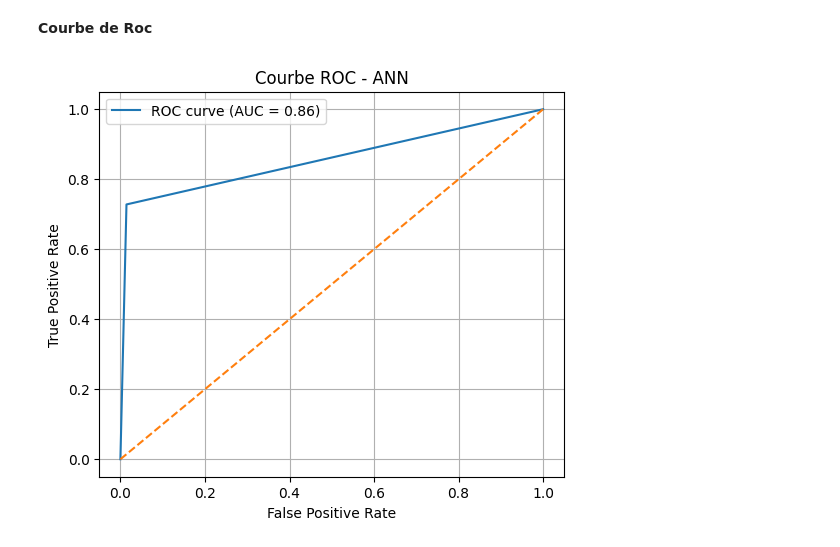
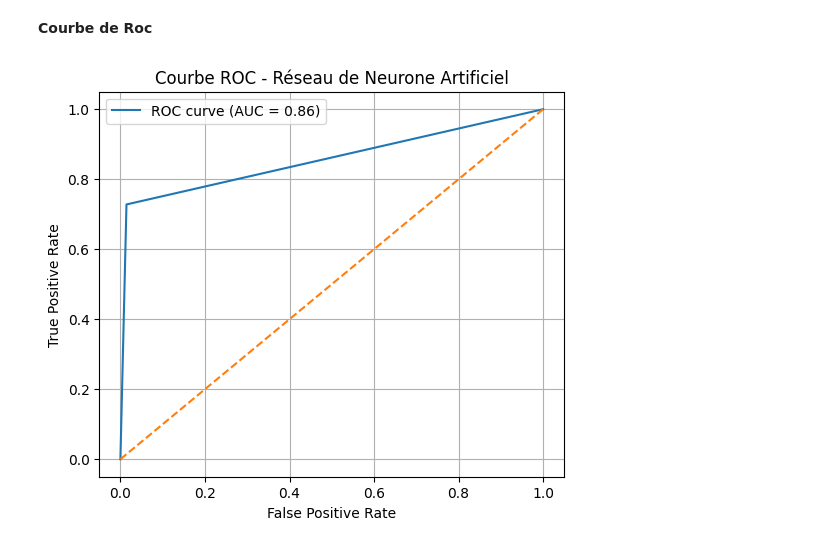
Before and after one commit to Beni25-mak/Travail_memoire_beni_nzimba, a Jupyter notebook: Analysis_01122025_ok.ipynb, the cells around one changed output. Saved outputs shown, nothing was run; the diff lists cells and outputs as text; code cells hidden in the pictures.

```diff
--- a/Analysis_01122025_ok.ipynb
+++ b/Analysis_01122025_ok.ipynb
@@ -1586,13 +1591,18 @@ auc_score = roc_auc_score(y_test, y_pred)
 # %%
 # --- Plot ROC
 plt.figure(figsize=(6,5))
 plt.plot(fpr, tpr, label=f"ROC curve (AUC = {auc_score:.2f})")
 plt.plot([0,1], [0,1], linestyle="--")  # ligne aléatoire
 plt.xlabel("False Positive Rate")
 plt.ylabel("True Positive Rate")
-plt.title("Courbe ROC - ANN")
+plt.title("Courbe ROC - Réseau de Neurone Artificiel")
 plt.legend()
 plt.grid(True)
+
+
+# --- Enregistrer l'image ROC
+plt.savefig("courbe_ROC_ANN.png", dpi=300)  # <<< ajout important
+
 plt.show()
 # %% [output]
-[figure, old version]
+[figure, new version]
```
Also changed, not shown: parts of 4 cells of this notebook.
